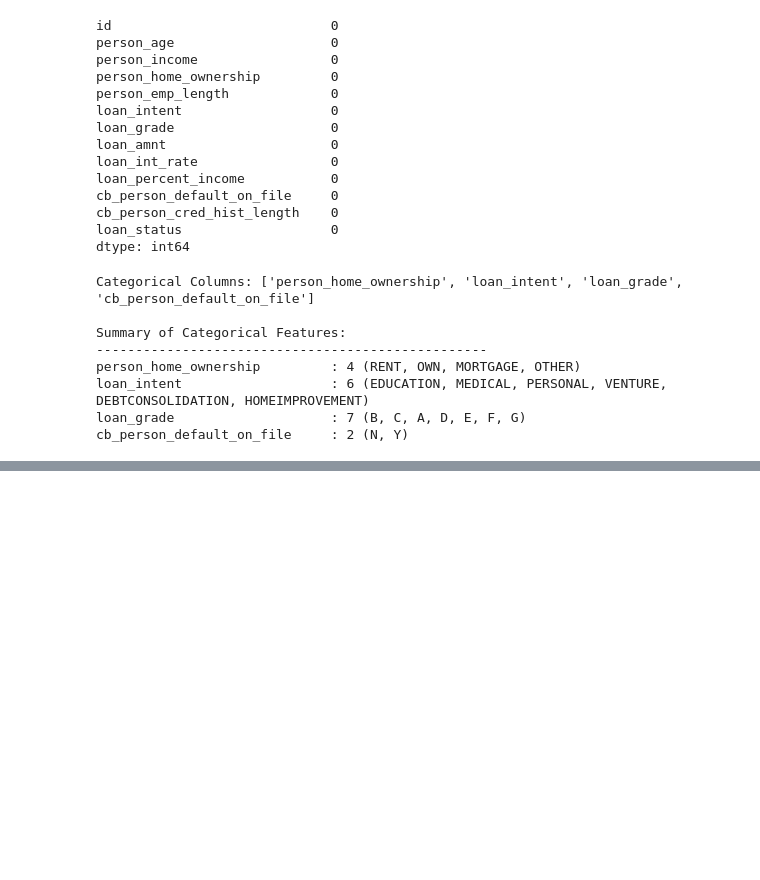
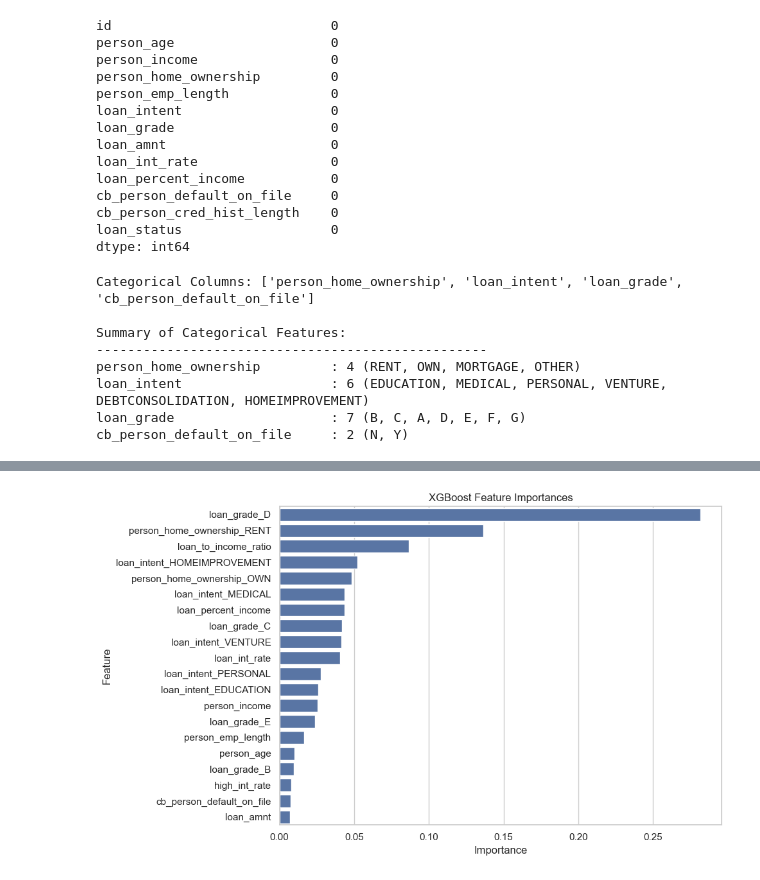
Before and after one commit to ndangi168/Loan-Approval-Predication, a Jupyter notebook: loanApprovalPrediction.ipynb, the cells around one changed output, grey strips where cells are left out. Drawn from its saved outputs; the diff is of its cells as text; code cells hidden in the pictures; blank space fills up the shorter version.

```diff
--- a/loanApprovalPrediction.ipynb
+++ b/loanApprovalPrediction.ipynb
@@ -322,0 +373,12 @@ ModuleNotFoundError: No module named 'xgboost'
+# %%
+from xgboost import XGBClassifier
+
+xgb = XGBClassifier(eval_metric='logloss', random_state=42)
+xgb.fit(X_train, y_train)
+
+y_pred = xgb.predict(X_val)
+y_proba = xgb.predict_proba(X_val)[:, 1]  # for ROC AUC
+
+print("Confusion Matrix:\n", confusion_matrix(y_val, y_pred))
+print("\nClassification Report:\n", classification_report(y_val, y_pred))
+print("\nROC AUC Score:", roc_auc_score(y_val, y_proba))
@@ -322,0 +402,20 @@ ModuleNotFoundError: No module named 'xgboost'
+# %%
+
+
+importances = xgb.feature_importances_
+features = X_train.columns
+
+feat_importance = pd.DataFrame({
+    'Feature': features,
+    'Importance': importances
+}).sort_values(by='Importance', ascending=False)
+
+plt.figure(figsize=(10, 6))
+sns.barplot(x='Importance', y='Feature', data=feat_importance.head(20), legend=False)
+plt.title('XGBoost Feature Importances')
+plt.xlabel('Importance')
+plt.ylabel('Feature')
+plt.tight_layout()
+plt.show()
+# %% [output]
+[figure, added]
```
Also changed, not shown: parts of 18 cells of this notebook.
